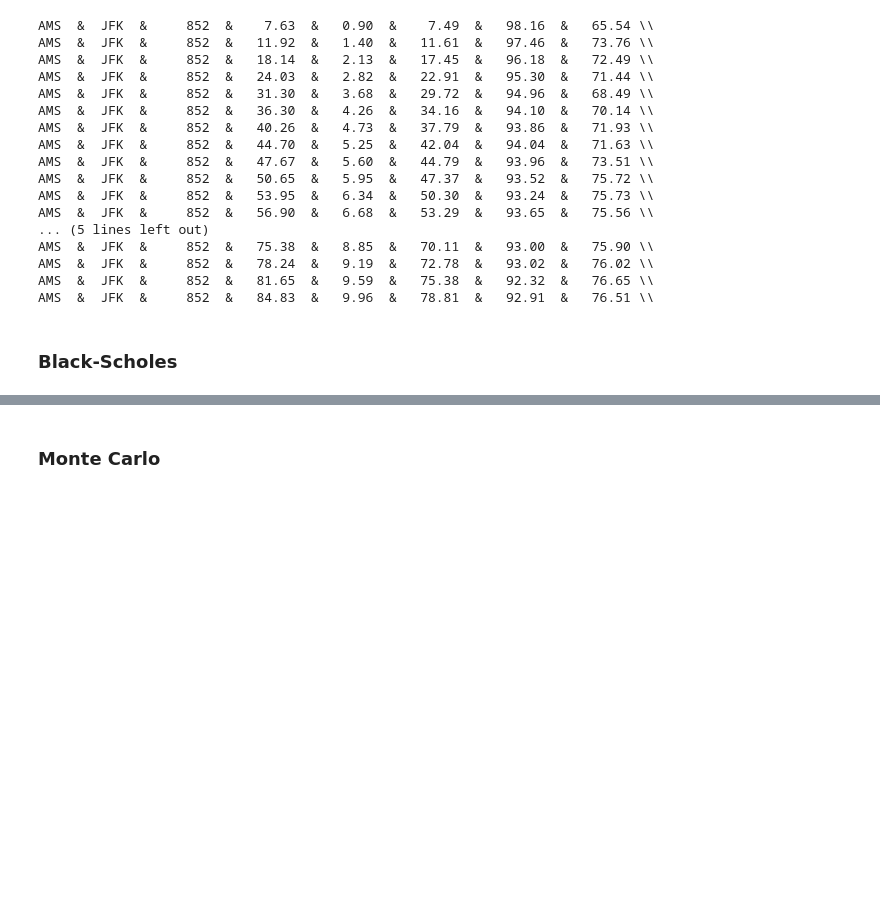
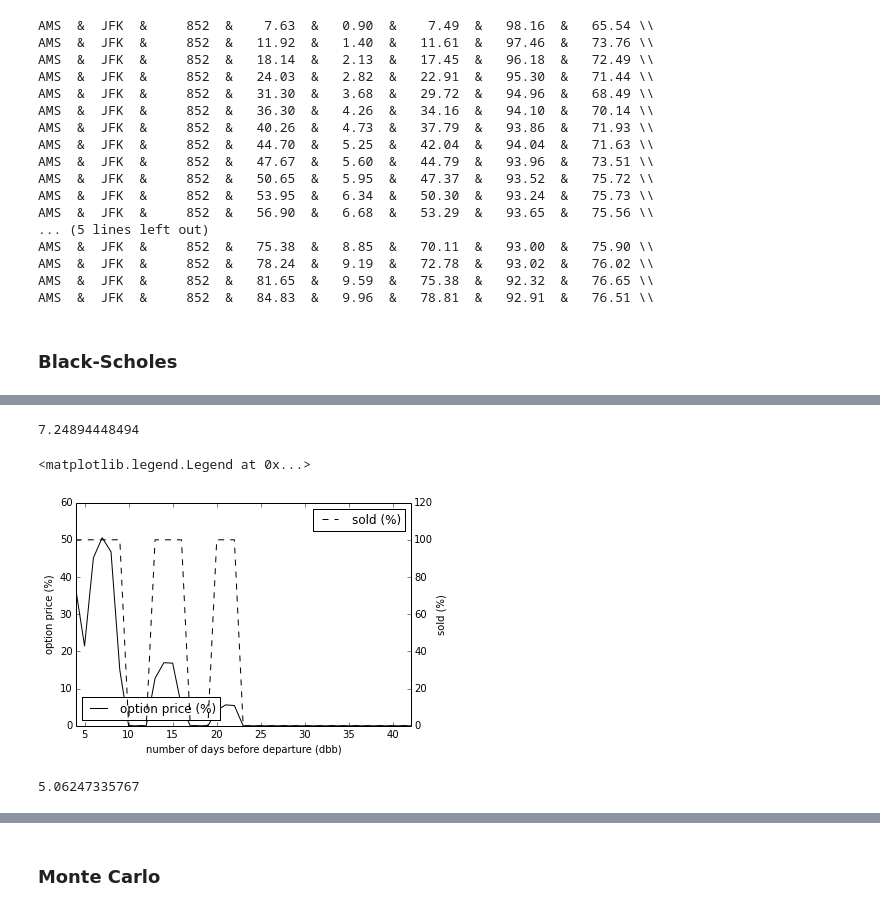
Before and after one commit to vankempen/Thesis, a Jupyter notebook: Simulation/Simulation.ipynb, the cells around one changed output, grey strips where cells are left out. Cells and saved outputs as stored; diff of their text form; code cells hidden in the pictures; blank space fills up the shorter version.

Commit message:
Completed part of Black--Scholes

```diff
--- a/Simulation/Simulation.ipynb
+++ b/Simulation/Simulation.ipynb
@@ -289,0 +342,5 @@ all_prices  &  15  &     420  &   38.91  &   9.26  &   36.30  &   93.30  &   86.
+# %%
+c = b_a/ak_a
+# %%
+for i in c:
+    print "%5.2f" % (i*100)
@@ -543,7 +618,7 @@ def BlackScholes(hp, S0, m, r=0.0275, call=True):
     # volatility
     hpLN = np.log(hp)
     dRet = (hpLN.T.shift(1).T - hpLN)
-    dRetMean = dRet.mean().mean()
+    dRetMean = dRet.mean()
     sigmaDaily = np.sqrt(((dRet - dRetMean)**2).mean().mean())
     sigma = sigmaDaily*np.sqrt(365)
 
@@ -556,0 +670,36 @@ bs_results =run_allSimulation(BlackScholes, get_customerWTP, allKnowing=False, p
+# %%
+ak_results = []
+for d in range(0,39):
+    ak_results += run_singleSimulation('DFW', 'LAX', BlackScholes, get_customerWTP, allKnowing=False, p_fRange=[0.2], days=d)
+# %%
+fig, ax1 = plt.subplots()
+
+data = []
+for i in range(len(ak_results)):
+    data.append(ak_results[i]['optionPrice'])
+ax1.plot(range(4,43), data, 'k-', label='option price (%)')
+legend(loc='lower left')
+ylabel('option price (%)')
+xlabel('number of days before departure (dbb)')
+
+print np.mean(data)
+
+data = []
+for i in range(len(ak_results)):
+    data.append(ak_results[i]['percSold'])
+ax2 = ax1.twinx()
+ax2.plot(range(4,43), data, 'k--', label='sold (%)')
+
+xlim(4,42)
+
+ylabel('sold (%)')
+legend()
+#savefig('/home/patrick/Thesis/ThesisTemplate/figures/OptionPricesDBB_nolimit.png', dpi=400)
+# %% [output]
+7.24894448494
+<matplotlib.legend.Legend at 0x...>
+[figure, added]
+# %%
+print mean([3.7887618318498362, 8.8894488527590365, 7.5458010892535823, 9.18740731503242, 4.9615673602183659, 13.900322062269646, 14.22948704944949, 3.915767380131832, 1.2635894284679301, 2.3709666081116483, 1.8206045581020702, 1.4120825008200739, 1.0480698910881339, 0.73228585676831104, 0.87093858078955511])
+# %% [output]
+5.06247335767
```
Also changed, not shown: parts of 24 cells of this notebook, 5 other files.
